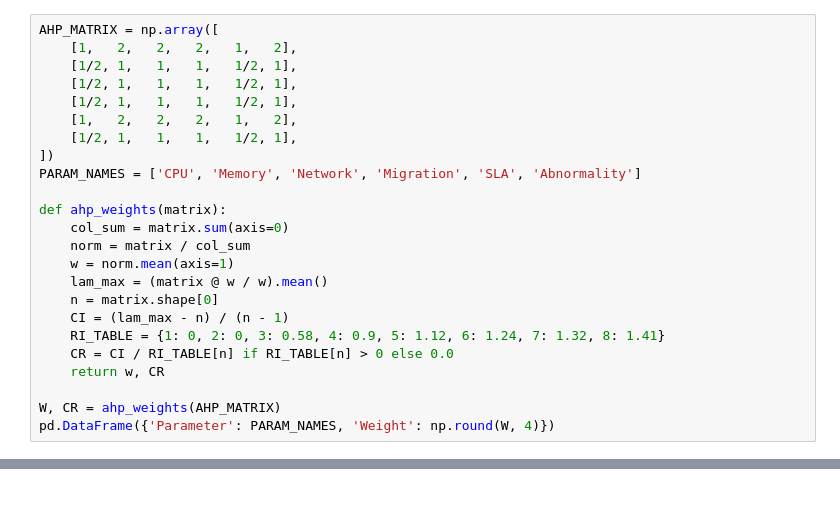
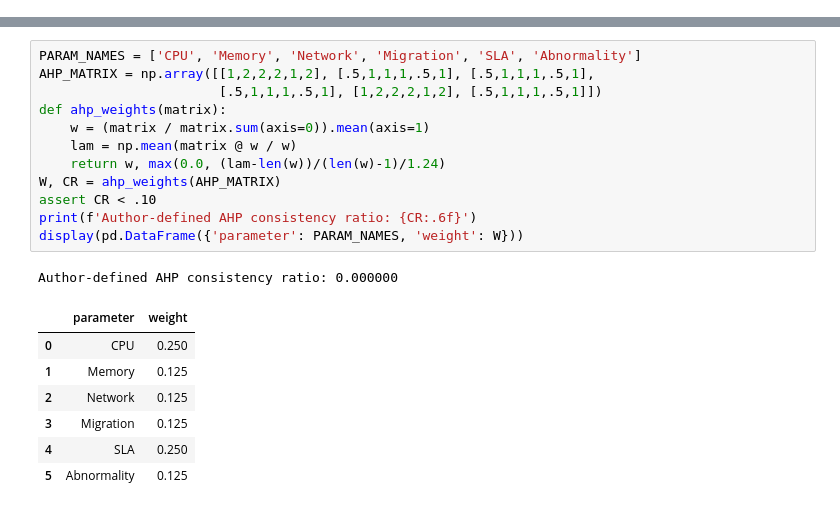
Before and after one commit to Nidhika44/Dynamic-Trust-Evaluation, a Jupyter notebook: Implementation.ipynb, the cells around one changed output, grey strips where cells are left out. Cells and saved outputs as stored; diff of their text form.

```diff
--- a/Implementation.ipynb
+++ b/Implementation.ipynb
@@ -86,24 +0,0 @@ consistency ratio (CR).
-# %%
-AHP_MATRIX = np.array([
-    [1,   2,   2,   2,   1,   2],
-    [1/2, 1,   1,   1,   1/2, 1],
-    [1/2, 1,   1,   1,   1/2, 1],
-    [1/2, 1,   1,   1,   1/2, 1],
-    [1,   2,   2,   2,   1,   2],
-    [1/2, 1,   1,   1,   1/2, 1],
-])
-PARAM_NAMES = ['CPU', 'Memory', 'Network', 'Migration', 'SLA', 'Abnormality']
-
-def ahp_weights(matrix):
-    col_sum = matrix.sum(axis=0)
-    norm = matrix / col_sum
-    w = norm.mean(axis=1)
-    lam_max = (matrix @ w / w).mean()
-    n = matrix.shape[0]
-    CI = (lam_max - n) / (n - 1)
-    RI_TABLE = {1: 0, 2: 0, 3: 0.58, 4: 0.9, 5: 1.12, 6: 1.24, 7: 1.32, 8: 1.41}
-    CR = CI / RI_TABLE[n] if RI_TABLE[n] > 0 else 0.0
-    return w, CR
-
-W, CR = ahp_weights(AHP_MATRIX)
-pd.DataFrame({'Parameter': PARAM_NAMES, 'Weight': np.round(W, 4)})
@@ -752,0 +57,21 @@ Artifacts saved to /kaggle/working/
+# %%
+PARAM_NAMES = ['CPU', 'Memory', 'Network', 'Migration', 'SLA', 'Abnormality']
+AHP_MATRIX = np.array([[1,2,2,2,1,2], [.5,1,1,1,.5,1], [.5,1,1,1,.5,1],
+                       [.5,1,1,1,.5,1], [1,2,2,2,1,2], [.5,1,1,1,.5,1]])
+def ahp_weights(matrix):
+    w = (matrix / matrix.sum(axis=0)).mean(axis=1)
+    lam = np.mean(matrix @ w / w)
+    return w, max(0.0, (lam-len(w))/(len(w)-1)/1.24)
+W, CR = ahp_weights(AHP_MATRIX)
+assert CR < .10
+print(f'Author-defined AHP consistency ratio: {CR:.6f}')
+display(pd.DataFrame({'parameter': PARAM_NAMES, 'weight': W}))
+# %% [output]
+Author-defined AHP consistency ratio: 0.000000
+|  | parameter | weight |
+| 0 | CPU | 0.250 |
+| 1 | Memory | 0.125 |
+| 2 | Network | 0.125 |
+| 3 | Migration | 0.125 |
+| 4 | SLA | 0.250 |
+| 5 | Abnormality | 0.125 |
```
Also changed, not shown: parts of 58 cells of this notebook.
